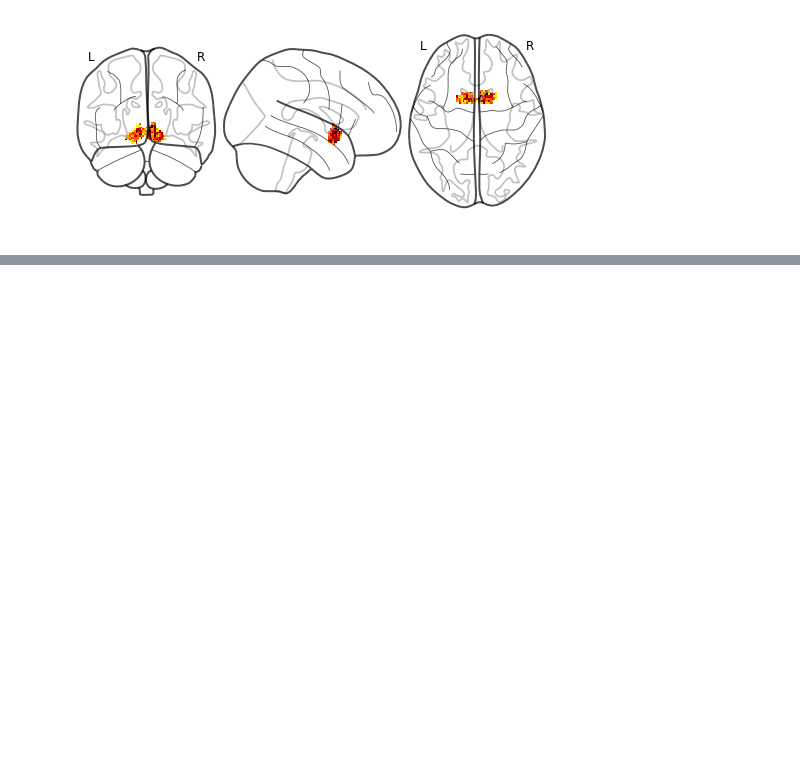
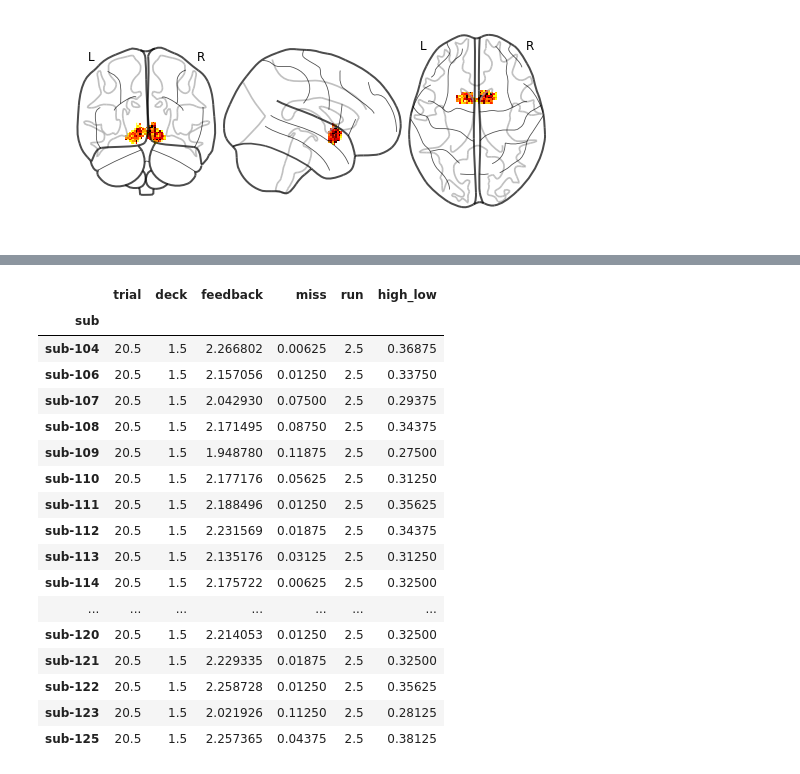
Before and after one commit to jbdenniso/New_MVPA_With_Sally, a Jupyter notebook: MVPA.ipynb, the cells around one changed output, grey strips where cells are left out. Cells and saved outputs as stored; diff of their text form; code cells hidden in the pictures; blank space fills up the shorter version.

```diff
--- a/MVPA.ipynb
+++ b/MVPA.ipynb
@@ -339,0 +208,31 @@ pauli.description
+# %%
+df_list=[]
+for i,sub in enumerate(sublist):
+    current_df = pd.read_csv('data/%s/%s_labels.csv'%(sub,sub),sep='\t',index_col=0)
+    current_df.columns=['trial','deck','feedback','miss','type','run']
+    current_df['high_low']=current_df.apply(lambda row: np.greater(row['feedback'],2.5),axis=1 )
+    current_df['sub']=sub
+    current_df['func_file']=func_list[i]
+    df_list.append(current_df)
+behavior_df=pd.concat(df_list)
+display(behavior_df.groupby(by='sub').mean())
+func_total=nilearn.image.concat_imgs(behavior_df.func_file.unique())
+# %% [output]
+|  | trial | deck | feedback | miss | run | high_low |
+| sub |  |  |  |  |  |  |
+| sub-104 | 20.5 | 1.5 | 2.266802 | 0.00625 | 2.5 | 0.36875 |
+| sub-106 | 20.5 | 1.5 | 2.157056 | 0.01250 | 2.5 | 0.33750 |
+| sub-107 | 20.5 | 1.5 | 2.042930 | 0.07500 | 2.5 | 0.29375 |
+| sub-108 | 20.5 | 1.5 | 2.171495 | 0.08750 | 2.5 | 0.34375 |
+| sub-109 | 20.5 | 1.5 | 1.948780 | 0.11875 | 2.5 | 0.27500 |
+| sub-110 | 20.5 | 1.5 | 2.177176 | 0.05625 | 2.5 | 0.31250 |
+| sub-111 | 20.5 | 1.5 | 2.188496 | 0.01250 | 2.5 | 0.35625 |
+| sub-112 | 20.5 | 1.5 | 2.231569 | 0.01875 | 2.5 | 0.34375 |
+| sub-113 | 20.5 | 1.5 | 2.135176 | 0.03125 | 2.5 | 0.31250 |
+| sub-114 | 20.5 | 1.5 | 2.175722 | 0.00625 | 2.5 | 0.32500 |
+| ... | ... | ... | ... | ... | ... | ... |
+| sub-120 | 20.5 | 1.5 | 2.214053 | 0.01250 | 2.5 | 0.32500 |
+| sub-121 | 20.5 | 1.5 | 2.229335 | 0.01875 | 2.5 | 0.32500 |
+| sub-122 | 20.5 | 1.5 | 2.258728 | 0.01250 | 2.5 | 0.35625 |
+| sub-123 | 20.5 | 1.5 | 2.021926 | 0.11250 | 2.5 | 0.28125 |
+| sub-125 | 20.5 | 1.5 | 2.257365 | 0.04375 | 2.5 | 0.38125 |
```
Also changed, not shown: parts of 13 cells of this notebook.
